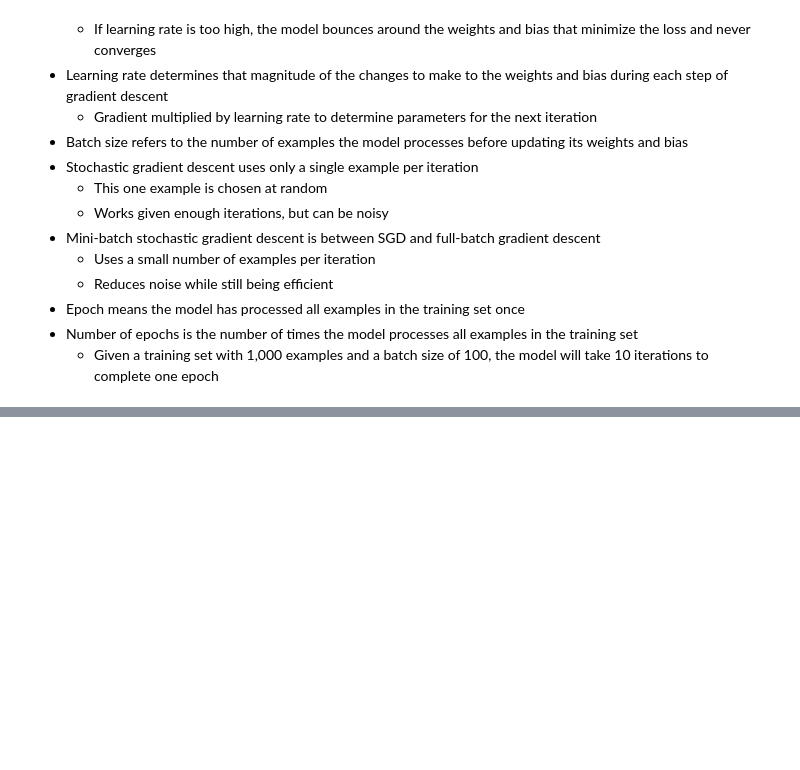
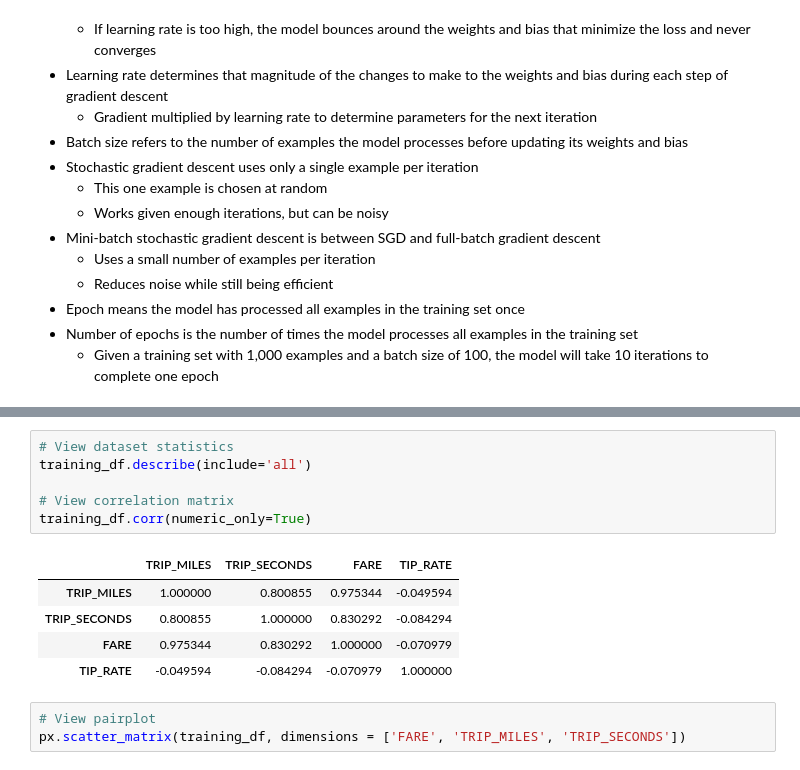
Before and after one commit to therealsmithy/self-study, a Jupyter notebook: ml-crash-course/ml-models/linear-regression.ipynb, the cells around one changed output, grey strips where cells are left out. Cells and saved outputs as stored; diff of their text form; blank space fills up the shorter version.

```diff
--- a/ml-crash-course/ml-models/linear-regression.ipynb
+++ b/ml-crash-course/ml-models/linear-regression.ipynb
@@ -75,0 +119,15 @@
+# %%
+# View dataset statistics
+training_df.describe(include='all')
+
+# View correlation matrix
+training_df.corr(numeric_only=True)
+# %% [output]
+|  | TRIP_MILES | TRIP_SECONDS | FARE | TIP_RATE |
+| TRIP_MILES | 1.000000 | 0.800855 | 0.975344 | -0.049594 |
+| TRIP_SECONDS | 0.800855 | 1.000000 | 0.830292 | -0.084294 |
+| FARE | 0.975344 | 0.830292 | 1.000000 | -0.070979 |
+| TIP_RATE | -0.049594 | -0.084294 | -0.070979 | 1.000000 |
+# %%
+# View pairplot
+px.scatter_matrix(training_df, dimensions = ['FARE', 'TRIP_MILES', 'TRIP_SECONDS'])
```
Also changed, not shown: parts of 7 cells of this notebook, 2 other files.
